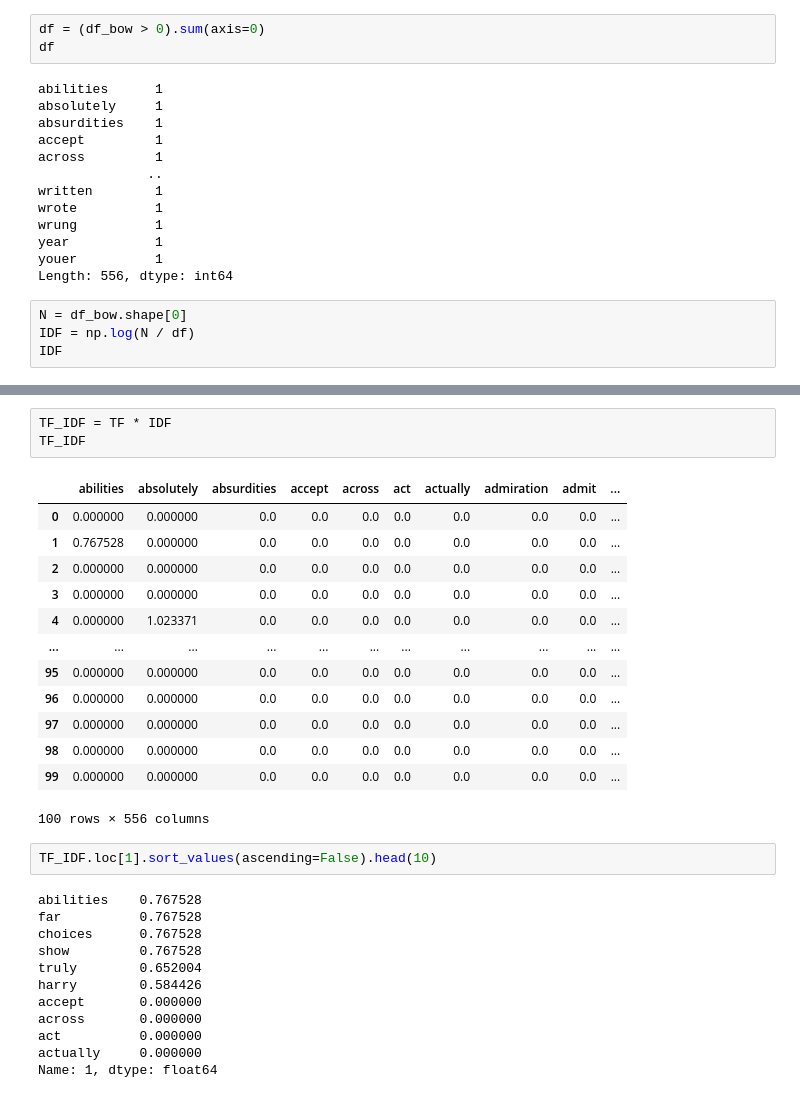
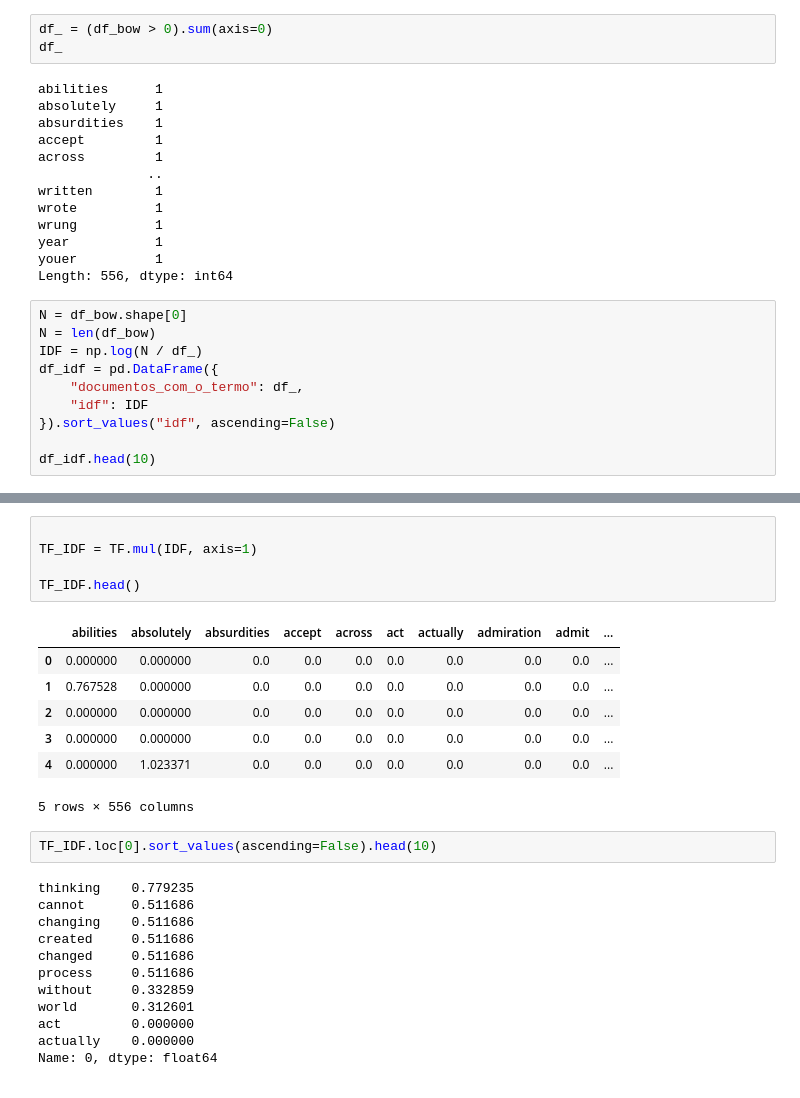
Before and after one commit to Isabela-Farina/Perspectiva_dados, a Jupyter notebook: PLN/introducao_pln.ipynb, the cells around one changed output, grey strips where cells are left out. Drawn from its saved outputs; the diff is of its cells as text.

```diff
--- a/PLN/introducao_pln.ipynb
+++ b/PLN/introducao_pln.ipynb
@@ -366,8 +371,8 @@ TF
 | 99 | 0.000000 | 0.000000 | 0.0 | 0.0 | 0.0 | 0.0 | 0.0 | 0.0 | 0.0 | ... |
 100 rows × 556 columns
 # %%
-df = (df_bow > 0).sum(axis=0)
-df
+df_ = (df_bow > 0).sum(axis=0)
+df_
 # %% [output]
 abilities      1
 absolutely     1
@@ -383,6 +388,12 @@ youer          1
 Length: 556, dtype: int64
 # %%
 N = df_bow.shape[0]
-IDF = np.log(N / df)
-IDF
+N = len(df_bow)
+IDF = np.log(N / df_)
+df_idf = pd.DataFrame({
+    "documentos_com_o_termo": df_,
+    "idf": IDF
+}).sort_values("idf", ascending=False)
+
+df_idf.head(10)
 # %% [output]
@@ -401,31 +446,27 @@ Length: 556, dtype: float64
 # %%
-TF_IDF = TF * IDF
-TF_IDF
+
+TF_IDF = TF.mul(IDF, axis=1)
+
+TF_IDF.head()
 # %% [output]
 |  | abilities | absolutely | absurdities | accept | across | act | actually | admiration | admit | ... |
 | 0 | 0.000000 | 0.000000 | 0.0 | 0.0 | 0.0 | 0.0 | 0.0 | 0.0 | 0.0 | ... |
 | 1 | 0.767528 | 0.000000 | 0.0 | 0.0 | 0.0 | 0.0 | 0.0 | 0.0 | 0.0 | ... |
 | 2 | 0.000000 | 0.000000 | 0.0 | 0.0 | 0.0 | 0.0 | 0.0 | 0.0 | 0.0 | ... |
 | 3 | 0.000000 | 0.000000 | 0.0 | 0.0 | 0.0 | 0.0 | 0.0 | 0.0 | 0.0 | ... |
 | 4 | 0.000000 | 1.023371 | 0.0 | 0.0 | 0.0 | 0.0 | 0.0 | 0.0 | 0.0 | ... |
-| ... | ... | ... | ... | ... | ... | ... | ... | ... | ... | ... |
-| 95 | 0.000000 | 0.000000 | 0.0 | 0.0 | 0.0 | 0.0 | 0.0 | 0.0 | 0.0 | ... |
-| 96 | 0.000000 | 0.000000 | 0.0 | 0.0 | 0.0 | 0.0 | 0.0 | 0.0 | 0.0 | ... |
-| 97 | 0.000000 | 0.000000 | 0.0 | 0.0 | 0.0 | 0.0 | 0.0 | 0.0 | 0.0 | ... |
-| 98 | 0.000000 | 0.000000 | 0.0 | 0.0 | 0.0 | 0.0 | 0.0 | 0.0 | 0.0 | ... |
-| 99 | 0.000000 | 0.000000 | 0.0 | 0.0 | 0.0 | 0.0 | 0.0 | 0.0 | 0.0 | ... |
-100 rows × 556 columns
+5 rows × 556 columns
 # %%
-TF_IDF.loc[1].sort_values(ascending=False).head(10)
+TF_IDF.loc[0].sort_values(ascending=False).head(10)
 # %% [output]
-abilities    0.767528
-far          0.767528
-choices      0.767528
-show         0.767528
-truly        0.652004
-harry        0.584426
-accept       0.000000
-across       0.000000
-act          0.000000
-actually     0.000000
-Name: 1, dtype: float64
+thinking    0.779235
+cannot      0.511686
+changing    0.511686
+created     0.511686
+changed     0.511686
+process     0.511686
+without     0.332859
+world       0.312601
+act         0.000000
+actually    0.000000
+Name: 0, dtype: float64
```
Also changed, not shown: parts of 7 cells of this notebook, 3 other files.
